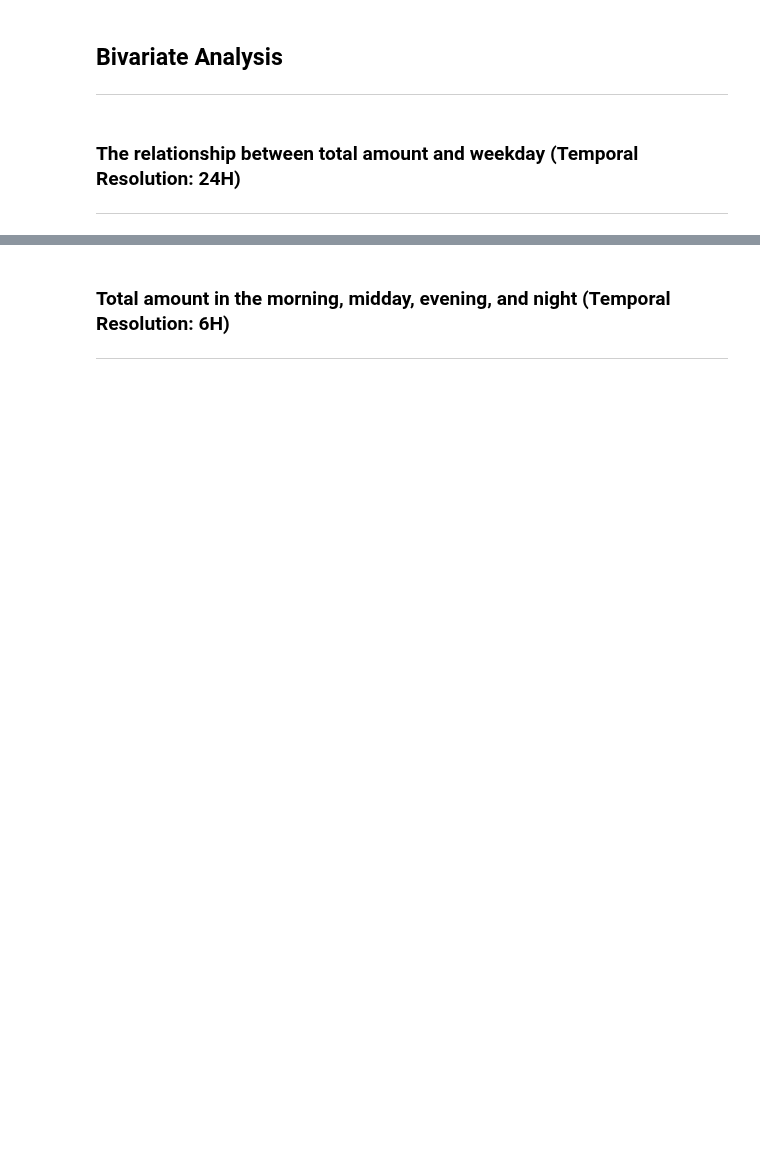
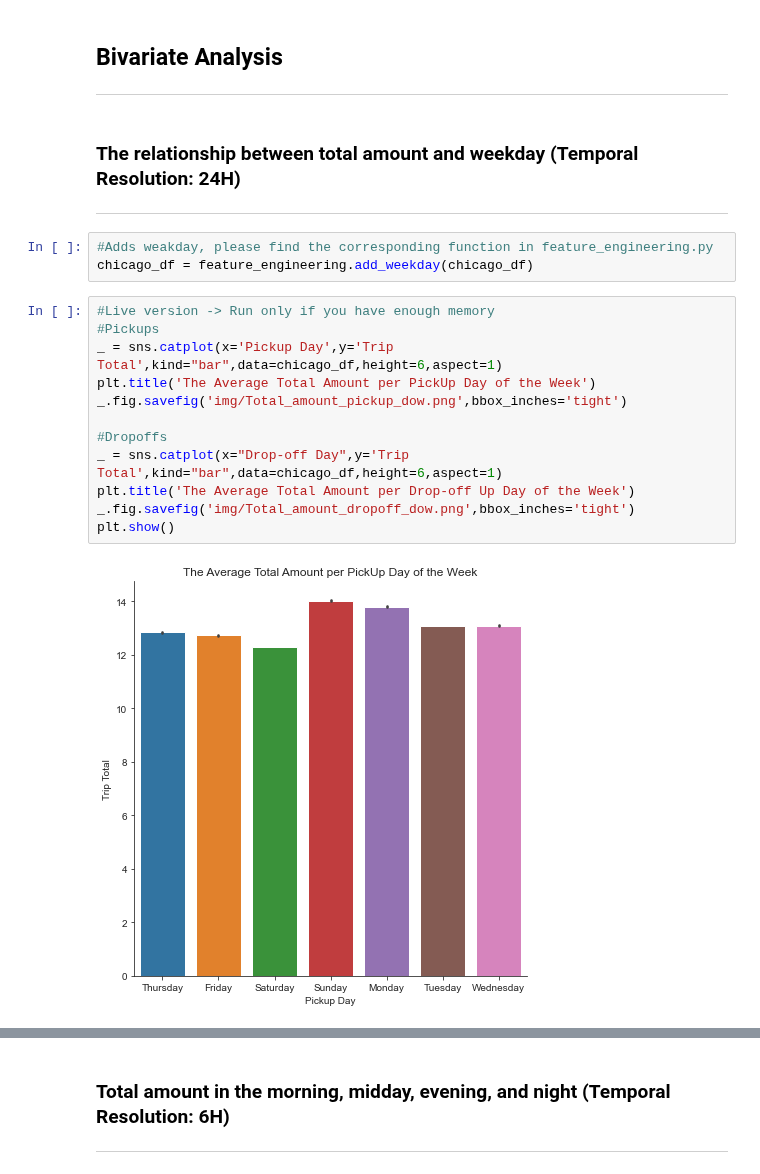
Before and after one commit to SepehrRad/aaa21, a Jupyter notebook: notebooks/Eda_Total_Amount.ipynb, the cells around one changed output, grey strips where cells are left out. Cells and saved outputs as stored; diff of their text form; blank space fills up the shorter version.

```diff
--- a/notebooks/Eda_Total_Amount.ipynb
+++ b/notebooks/Eda_Total_Amount.ipynb
@@ -107,3 +108,20 @@ plt.show()
 # %% [markdown]
 ### The relationship between total amount and weekday (Temporal Resolution: 24H)
 ---
+# %%
+#Adds weakday, please find the corresponding function in feature_engineering.py
+chicago_df = feature_engineering.add_weekday(chicago_df)
+# %%
+#Live version -> Run only if you have enough memory
+#Pickups
+_ = sns.catplot(x='Pickup Day',y='Trip Total',kind="bar",data=chicago_df,height=6,aspect=1)
+plt.title('The Average Total Amount per PickUp Day of the Week')
+_.fig.savefig('img/Total_amount_pickup_dow.png',bbox_inches='tight')
+
+#Dropoffs
+_ = sns.catplot(x="Drop-off Day",y='Trip Total',kind="bar",data=chicago_df,height=6,aspect=1)
+plt.title('The Average Total Amount per Drop-off Up Day of the Week')
+_.fig.savefig('img/Total_amount_dropoff_dow.png',bbox_inches='tight')
+plt.show()
+# %% [output]
+[figure, added]
```
Also changed, not shown: parts of 18 cells of this notebook, 1 other file.
